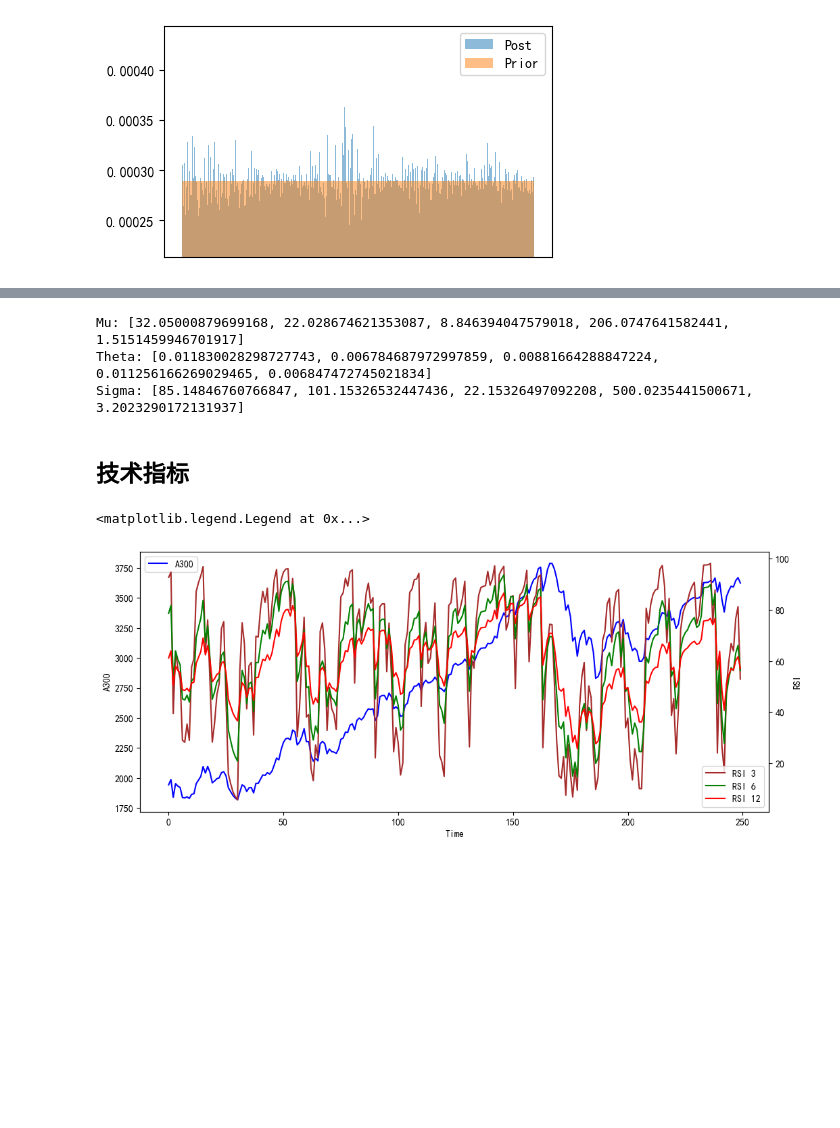
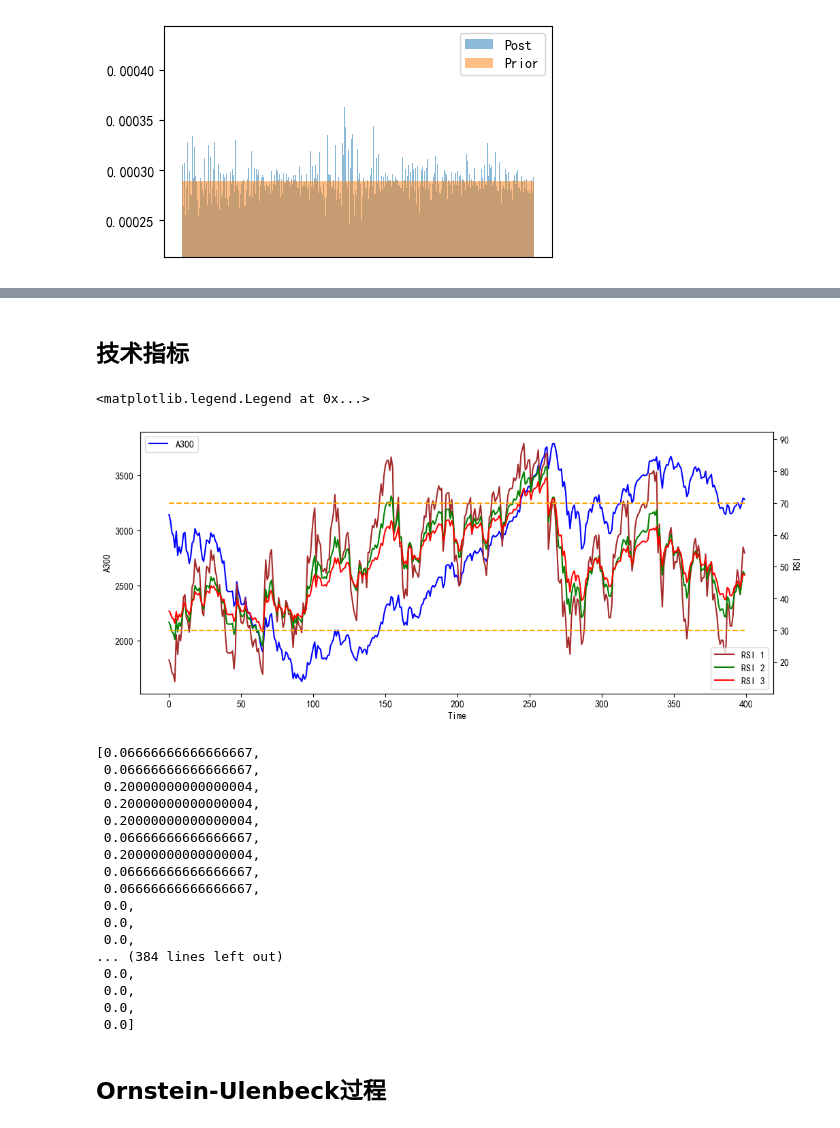
Before and after one commit to dishangti/Entropy-Pooling, a Jupyter notebook: EP.ipynb, the cells around one changed output, grey strips where cells are left out. Saved outputs shown, nothing was run; the diff lists cells and outputs as text; code cells hidden in the pictures; blank space fills up the shorter version.

```diff
--- a/EP.ipynb
+++ b/EP.ipynb
@@ -568,22 +532,3 @@ def OU_MLE(time_series, dt, N):
-# %%
-N = 500
-
-mu = []
-theta = []
-sigma = []
-
-for i in range(prices.shape[0]):
-    _mu, _theta, _sigma  = OU_MLE(prices[i][:N], 1, N)
-    mu.append(_mu)
-    theta.append(_theta)
-    sigma.append(_sigma)
-print("Mu:", mu)
-print("Theta:", theta)
-print("Sigma:",sigma)
-# %% [output]
-Mu: [32.05000879699168, 22.028674621353087, 8.846394047579018, 206.0747641582441, 1.5151459946701917]
-Theta: [0.011830028298727743, 0.006784687972997859, 0.00881664288847224, 0.011256166269029465, 0.006847472745021834]
-Sigma: [85.14846760766847, 101.15326532447436, 22.15326497092208, 500.0235441500671, 3.2023290172131937]
 # %% [markdown]
 ## 技术指标
 # %%
@@ -607,22 +552,26 @@ def RSI(price, price_move, period = 12):
         rsi = np.append(rsi, _avg_gain/(_avg_gain + _avg_loss) * 100)
     return rsi
 # %%
-R3 =  RSI(prices[0], price_moves[0], period = 3)
-R12 =  RSI(prices[0], price_moves[0], period = 12)
-R6 =  RSI(prices[0], price_moves[0], period = 6)
+R1 =  RSI(prices[0], price_moves[0], period = 10)
+R2 =  RSI(prices[0], price_moves[0], period = 20)
+R3 =  RSI(prices[0], price_moves[0], period = 30)
 # %%
 fig = plt.figure(figsize = (12,5))
+begin = 100
+end = 500
 ax = fig.add_subplot(111)
 ax.set_xlabel('Time')
 ax.set_ylabel('A300')
-ax.plot(np.arange(R12[200:450].shape[0]), prices[0][200:450],color = 'blue', label = 'A300')
+ax.plot(np.arange(prices[0][begin:end].shape[0]), prices[0][begin:end],color = 'blue', label = 'A300')
 ax2 = ax.twinx()
 ax2.set_ylabel('RSI')
-ax2.plot(np.arange(R3[200:450].shape[0]), R3[200:450], color = 'brown', label = 'RSI 3')
-ax2.plot(np.arange(R6[200:450].shape[0]), R6[200:450], color = 'green', label = 'RSI 6')
-ax2.plot(np.arange(R12[200:450].shape[0]), R12[200:450], color = 'red', label = 'RSI 12')
+ax2.plot(np.arange(R1[begin:end].shape[0]), R1[begin:end], color = 'brown', label = 'RSI 1')
+ax2.plot(np.arange(R2[begin:end].shape[0]), R2[begin:end], color = 'green', label = 'RSI 2')
+ax2.plot(np.arange(R3[begin:end].shape[0]), R3[begin:end], color = 'red', label = 'RSI 3')
+ax2.plot(np.arange(prices[0][begin:end].shape[0]), [70] * prices[0][begin:end].shape[0], '--', color = 'orange')
+ax2.plot(np.arange(prices[0][begin:end].shape[0]), [30] * prices[0][begin:end].shape[0], '--', color = 'orange')
 ax.legend(loc = 'upper left')
 ax2.legend(loc = 'lower right')
 # %% [output]
 <matplotlib.legend.Legend at 0x...>
-[figure, old version]
+[figure, new version]
@@ -628,0 +589,26 @@ ax2.legend(loc = 'lower right')
+# %%
+strategy = []
+for day in range(100, 500):
+    RSIs = np.array([R1[day], R2[day], R3[day]])
+    strategy.append(RSI_strategy(RSIs, np.array([10,20,30])))
+strategy
+# %% [output]
+[0.06666666666666667,
+ 0.06666666666666667,
+ 0.20000000000000004,
+ 0.20000000000000004,
+ 0.20000000000000004,
+ 0.06666666666666667,
+ 0.20000000000000004,
+ 0.06666666666666667,
+ 0.06666666666666667,
+ 0.0,
+ 0.0,
+ 0.0,
+... (384 lines left out)
+ 0.0,
+ 0.0,
+ 0.0,
+ 0.0]
+# %% [markdown]
+## Ornstein-Ulenbeck过程
```
Also changed, not shown: parts of 10 cells of this notebook, 10 other files.
